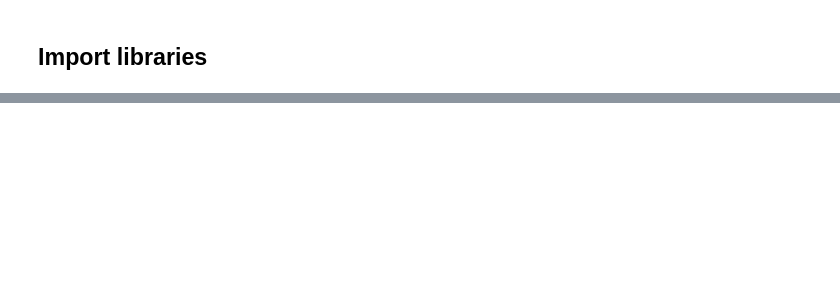
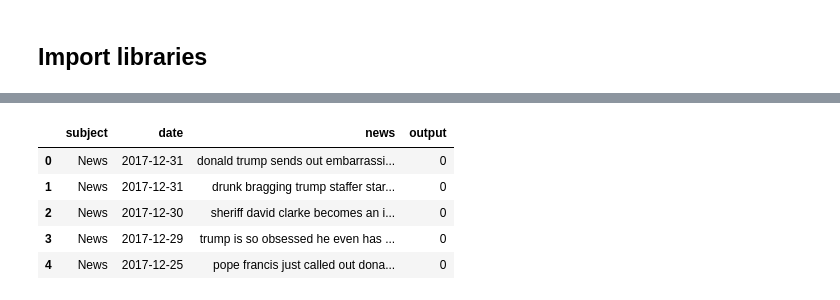
Before and after one commit to farahafifahh/Exploring-Fake-News-Classifier-using-Stop-Words-and-N-Grams-Methods, a Jupyter notebook: Code.ipynb, the cells around one changed output, grey strips where cells are left out. Saved outputs shown, nothing was run; the diff lists cells and outputs as text; code cells hidden in the pictures; blank space fills up the shorter version.

```diff
--- a/Code.ipynb
+++ b/Code.ipynb
@@ -39,0 +160,11 @@ warnings.filterwarnings('ignore')
+# %%
+# Show the data table after cleaning
+clean_news['news']=clean_news['news'].apply(lambda x:review_cleaning(x))
+clean_news.head()
+# %% [output]
+|  | subject | date | news | output |
+| 0 | News | 2017-12-31 | donald trump sends out embarrassi... | 0 |
+| 1 | News | 2017-12-31 | drunk bragging trump staffer star... | 0 |
+| 2 | News | 2017-12-30 | sheriff david clarke becomes an i... | 0 |
+| 3 | News | 2017-12-29 | trump is so obsessed he even has ... | 0 |
+| 4 | News | 2017-12-25 | pope francis just called out dona... | 0 |
```
Also changed, not shown: parts of 40 cells of this notebook.
